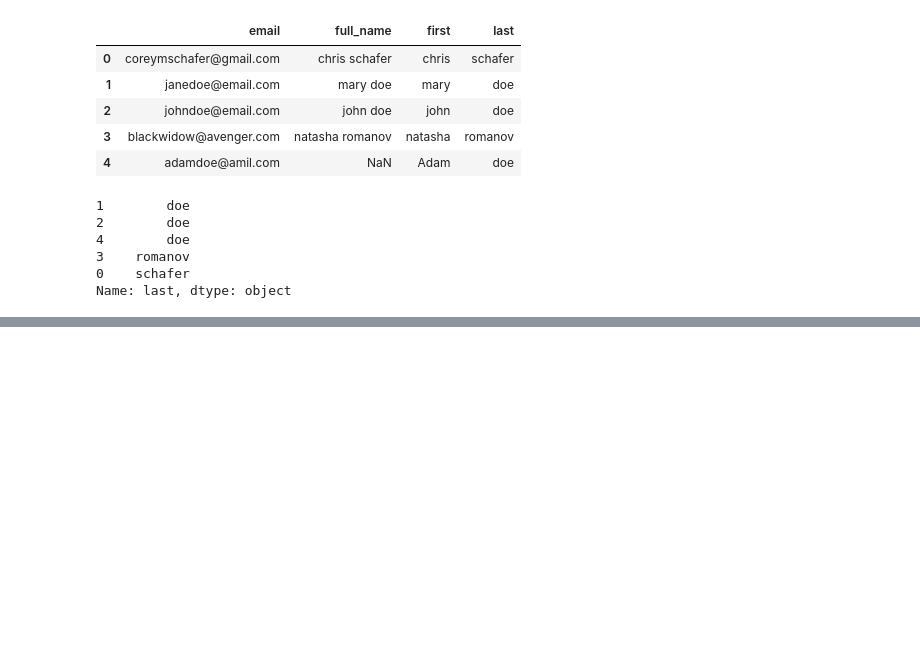
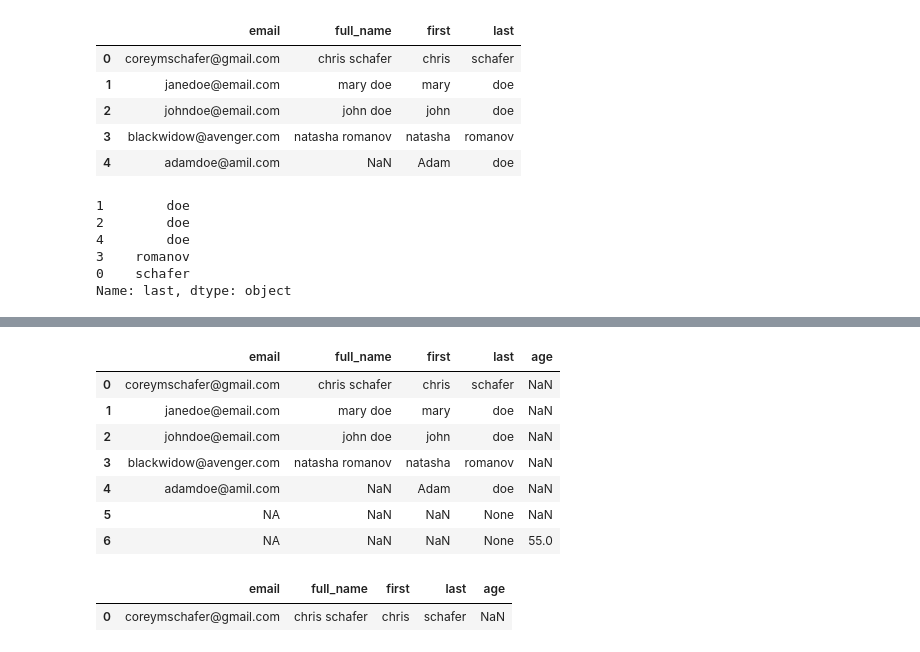
Before and after one commit to guamoshtli/Pandas, a Jupyter notebook: test.ipynb, the cells around one changed output, grey strips where cells are left out. Drawn from its saved outputs; the diff is of its cells as text; code cells hidden in the pictures; blank space fills up the shorter version.

```diff
--- a/test.ipynb
+++ b/test.ipynb
@@ -684,0 +698,3 @@ Name: last, dtype: object
+# %%
+df= df.append({'first': np.nan , 'last':None , 'email': 'NA'}, ignore_index=True)
+df
@@ -684,0 +709,18 @@ Name: last, dtype: object
+# %%
+df= df.append({'first': np.nan , 'last':None , 'email': 'NA', 'age': 55}, ignore_index=True)
+df
+# %% [output]
+|  | email | full_name | first | last | age |
+| 0 | coreymschafer@gmail.com | chris schafer | chris | schafer | NaN |
+| 1 | janedoe@email.com | mary doe | mary | doe | NaN |
+| 2 | johndoe@email.com | john doe | john | doe | NaN |
+| 3 | blackwidow@avenger.com | natasha romanov | natasha | romanov | NaN |
+| 4 | adamdoe@amil.com | NaN | Adam | doe | NaN |
+| 5 | NA | NaN | NaN | None | NaN |
+| 6 | NA | NaN | NaN | None | 55.0 |
+# %%
+f = df['email'] == 'coreymschafer@gmail.com'
+df[f]
+# %% [output]
+|  | email | full_name | first | last | age |
+| 0 | coreymschafer@gmail.com | chris schafer | chris | schafer | NaN |
```
Also changed, not shown: parts of 29 cells of this notebook, 1 other file.
